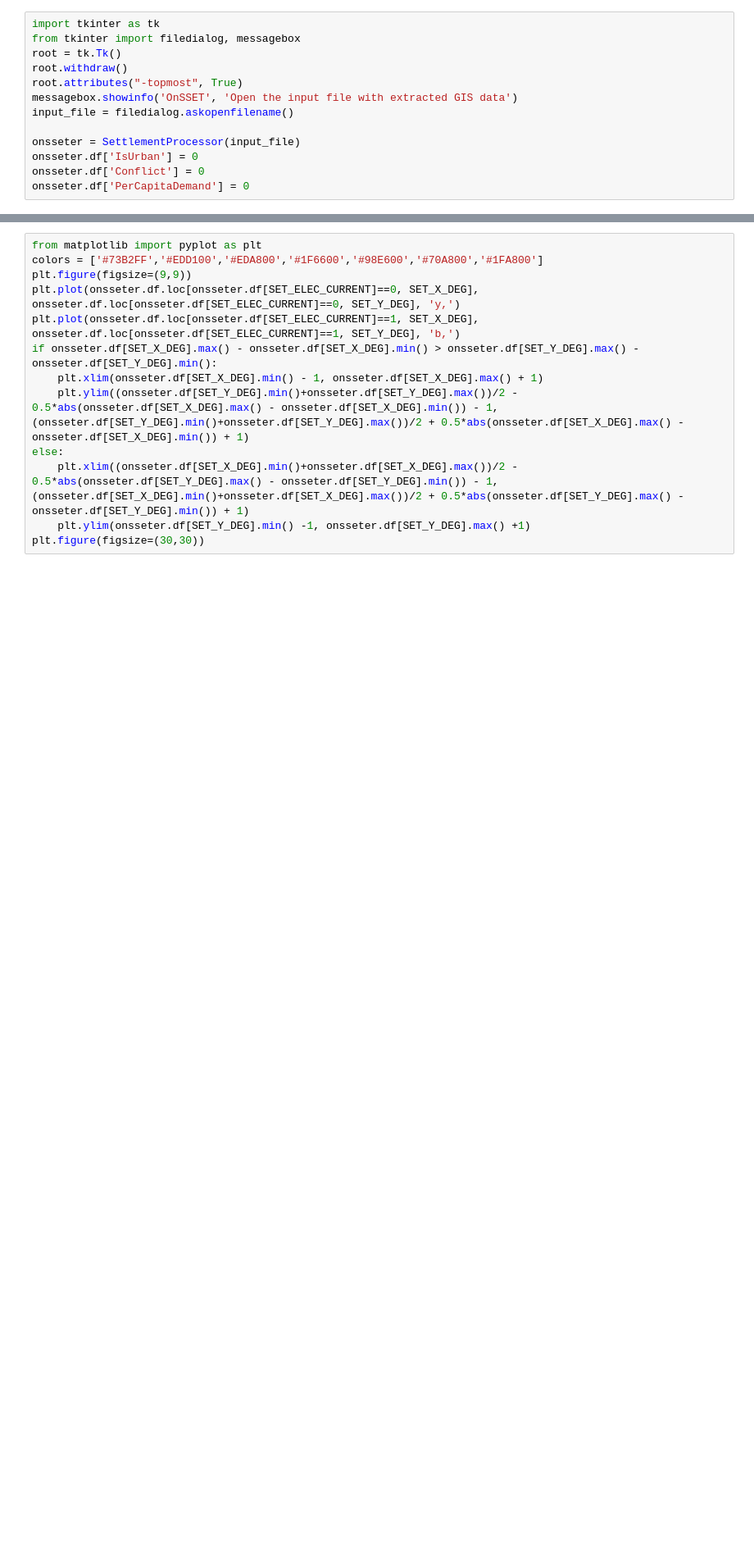
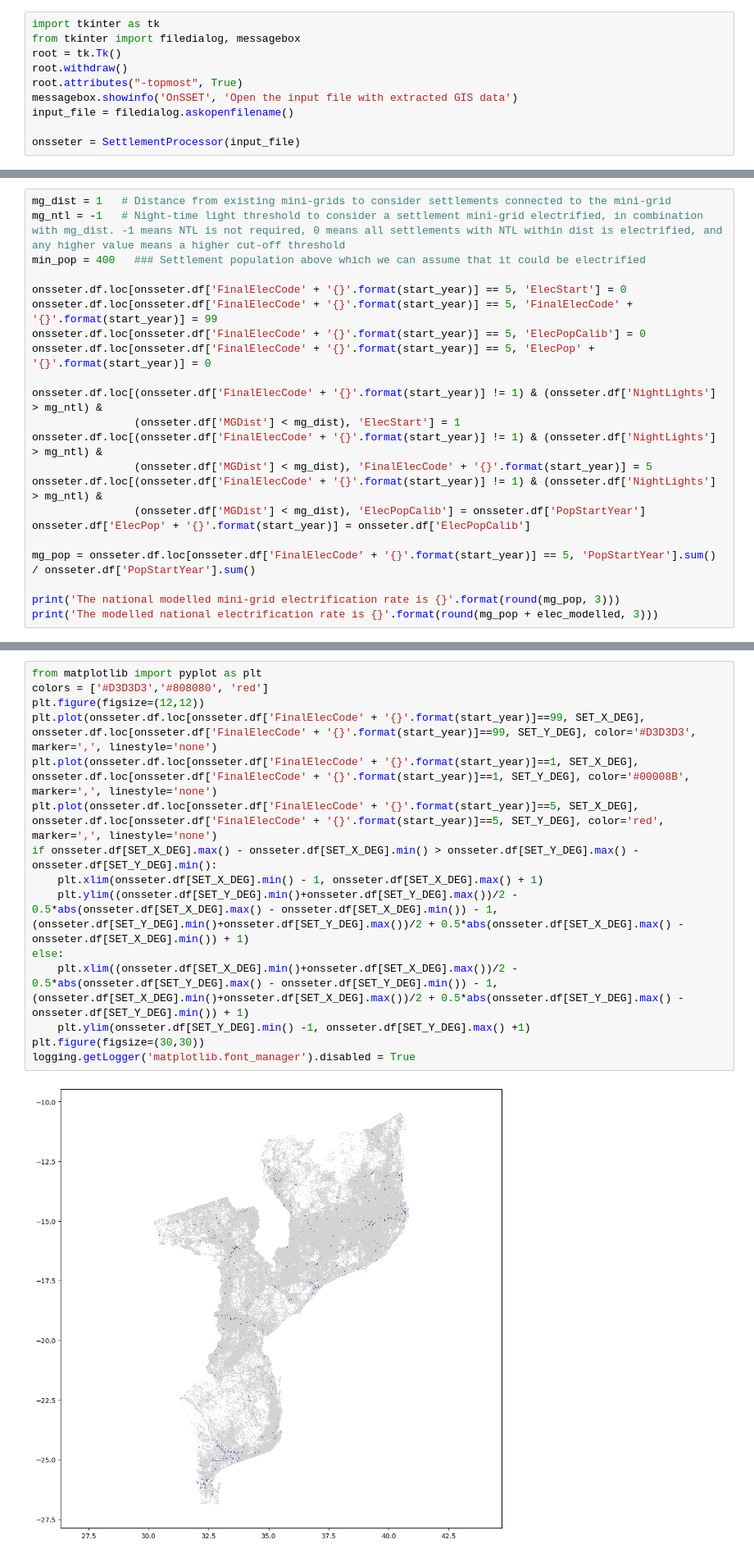
Before and after one commit to Mozambique-IEP/onsset, a Jupyter notebook: OnSSET_notebook.ipynb, the cells around one changed output, grey strips where cells are left out. Shown at 82% size. Cells and saved outputs as stored; diff of their text form; blank space fills up the shorter version.

```diff
--- a/OnSSET_notebook.ipynb
+++ b/OnSSET_notebook.ipynb
@@ -25,6 +25,3 @@ messagebox.showinfo('OnSSET', 'Open the input file with extracted GIS data')
 input_file = filedialog.askopenfilename()
 
 onsseter = SettlementProcessor(input_file)
-onsseter.df['IsUrban'] = 0
-onsseter.df['Conflict'] = 0
-onsseter.df['PerCapitaDemand'] = 0
@@ -303,0 +340,22 @@ elec_calibration_results = onsseter.calibrate_elec_current(elec_ratio_start_year
+# %%
+mg_dist = 1   # Distance from existing mini-grids to consider settlements connected to the mini-grid
+mg_ntl = -1   # Night-time light threshold to consider a settlement mini-grid electrified, in combination with mg_dist. -1 means NTL is not required, 0 means all settlements with NTL within dist is electrified, and any higher value means a higher cut-off threshold
+min_pop = 400   ### Settlement population above which we can assume that it could be electrified
+
+onsseter.df.loc[onsseter.df['FinalElecCode' + '{}'.format(start_year)] == 5, 'ElecStart'] = 0
+onsseter.df.loc[onsseter.df['FinalElecCode' + '{}'.format(start_year)] == 5, 'FinalElecCode' + '{}'.format(start_year)] = 99
+onsseter.df.loc[onsseter.df['FinalElecCode' + '{}'.format(start_year)] == 5, 'ElecPopCalib'] = 0
+onsseter.df.loc[onsseter.df['FinalElecCode' + '{}'.format(start_year)] == 5, 'ElecPop' + '{}'.format(start_year)] = 0
+
+onsseter.df.loc[(onsseter.df['FinalElecCode' + '{}'.format(start_year)] != 1) & (onsseter.df['NightLights'] > mg_ntl) &
+                (onsseter.df['MGDist'] < mg_dist), 'ElecStart'] = 1
+onsseter.df.loc[(onsseter.df['FinalElecCode' + '{}'.format(start_year)] != 1) & (onsseter.df['NightLights'] > mg_ntl) &
+                (onsseter.df['MGDist'] < mg_dist), 'FinalElecCode' + '{}'.format(start_year)] = 5
+onsseter.df.loc[(onsseter.df['FinalElecCode' + '{}'.format(start_year)] != 1) & (onsseter.df['NightLights'] > mg_ntl) &
+                (onsseter.df['MGDist'] < mg_dist), 'ElecPopCalib'] = onsseter.df['PopStartYear']
+onsseter.df['ElecPop' + '{}'.format(start_year)] = onsseter.df['ElecPopCalib']
+
+mg_pop = onsseter.df.loc[onsseter.df['FinalElecCode' + '{}'.format(start_year)] == 5, 'PopStartYear'].sum() / onsseter.df['PopStartYear'].sum()
+
+print('The national modelled mini-grid electrification rate is {}'.format(round(mg_pop, 3)))
+print('The modelled national electrification rate is {}'.format(round(mg_pop + elec_modelled, 3)))
@@ -306,13 +369,17 @@ The figure below show the results of the calibration. Settlements in **blue** ar
 # %%
 from matplotlib import pyplot as plt
-colors = ['#73B2FF','#EDD100','#EDA800','#1F6600','#98E600','#70A800','#1FA800']
-plt.figure(figsize=(9,9))
-plt.plot(onsseter.df.loc[onsseter.df[SET_ELEC_CURRENT]==0, SET_X_DEG], onsseter.df.loc[onsseter.df[SET_ELEC_CURRENT]==0, SET_Y_DEG], 'y,')
-plt.plot(onsseter.df.loc[onsseter.df[SET_ELEC_CURRENT]==1, SET_X_DEG], onsseter.df.loc[onsseter.df[SET_ELEC_CURRENT]==1, SET_Y_DEG], 'b,')
+colors = ['#D3D3D3','#808080', 'red']
+plt.figure(figsize=(12,12))
+plt.plot(onsseter.df.loc[onsseter.df['FinalElecCode' + '{}'.format(start_year)]==99, SET_X_DEG], onsseter.df.loc[onsseter.df['FinalElecCode' + '{}'.format(start_year)]==99, SET_Y_DEG], color='#D3D3D3', marker=',', linestyle='none')
+plt.plot(onsseter.df.loc[onsseter.df['FinalElecCode' + '{}'.format(start_year)]==1, SET_X_DEG], onsseter.df.loc[onsseter.df['FinalElecCode' + '{}'.format(start_year)]==1, SET_Y_DEG], color='#00008B', marker=',', linestyle='none')
+plt.plot(onsseter.df.loc[onsseter.df['FinalElecCode' + '{}'.format(start_year)]==5, SET_X_DEG], onsseter.df.loc[onsseter.df['FinalElecCode' + '{}'.format(start_year)]==5, SET_Y_DEG], color='red', marker=',', linestyle='none')
 if onsseter.df[SET_X_DEG].max() - onsseter.df[SET_X_DEG].min() > onsseter.df[SET_Y_DEG].max() - onsseter.df[SET_Y_DEG].min():
     plt.xlim(onsseter.df[SET_X_DEG].min() - 1, onsseter.df[SET_X_DEG].max() + 1)
     plt.ylim((onsseter.df[SET_Y_DEG].min()+onsseter.df[SET_Y_DEG].max())/2 - 0.5*abs(onsseter.df[SET_X_DEG].max() - onsseter.df[SET_X_DEG].min()) - 1, (onsseter.df[SET_Y_DEG].min()+onsseter.df[SET_Y_DEG].max())/2 + 0.5*abs(onsseter.df[SET_X_DEG].max() - onsseter.df[SET_X_DEG].min()) + 1)
 else:
     plt.xlim((onsseter.df[SET_X_DEG].min()+onsseter.df[SET_X_DEG].max())/2 - 0.5*abs(onsseter.df[SET_Y_DEG].max() - onsseter.df[SET_Y_DEG].min()) - 1, (onsseter.df[SET_X_DEG].min()+onsseter.df[SET_X_DEG].max())/2 + 0.5*abs(onsseter.df[SET_Y_DEG].max() - onsseter.df[SET_Y_DEG].min()) + 1)
     plt.ylim(onsseter.df[SET_Y_DEG].min() -1, onsseter.df[SET_Y_DEG].max() +1)
 plt.figure(figsize=(30,30))
+logging.getLogger('matplotlib.font_manager').disabled = True
+# %% [output]
+[figure, added]
```
Also changed, not shown: parts of 42 cells of this notebook, 3 other files.
